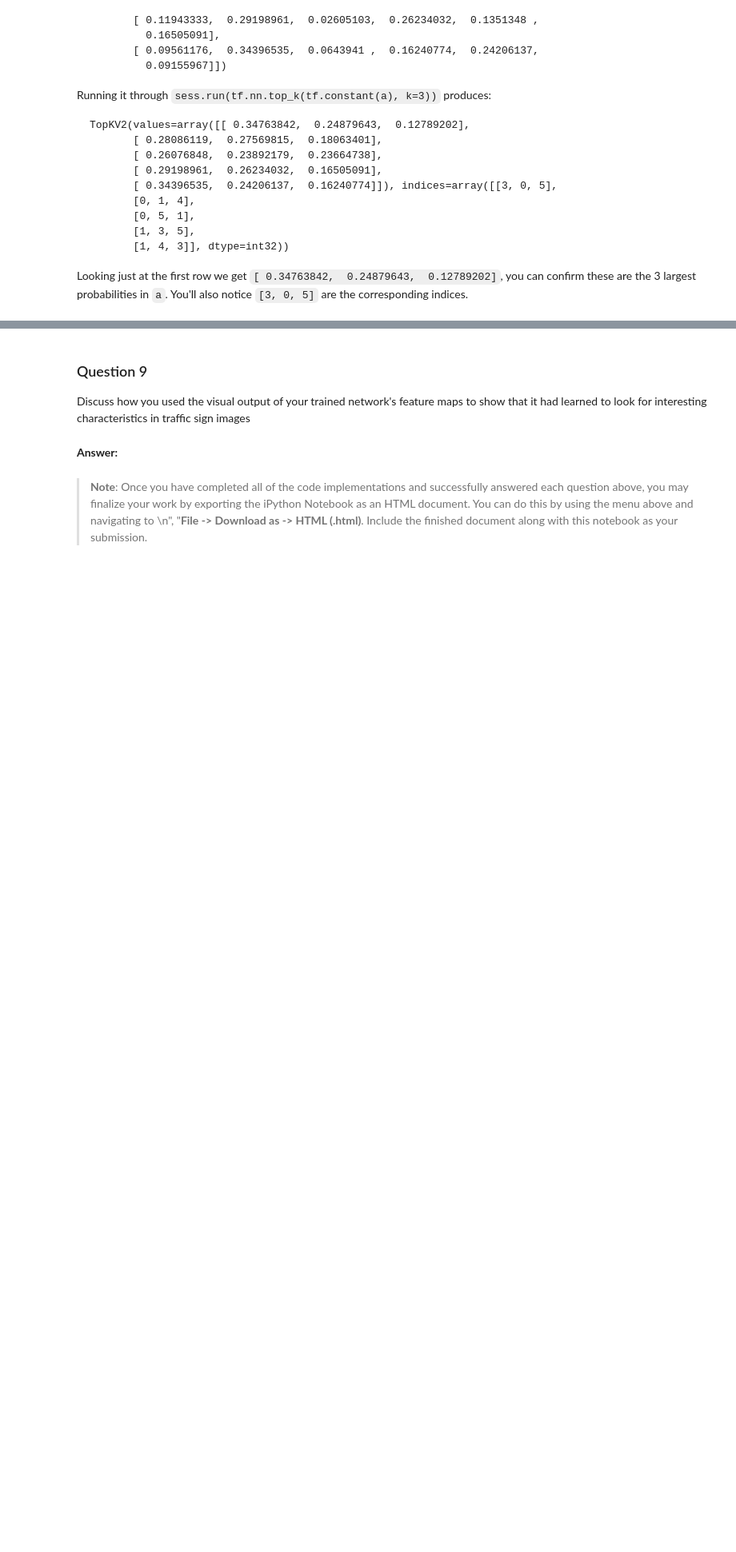
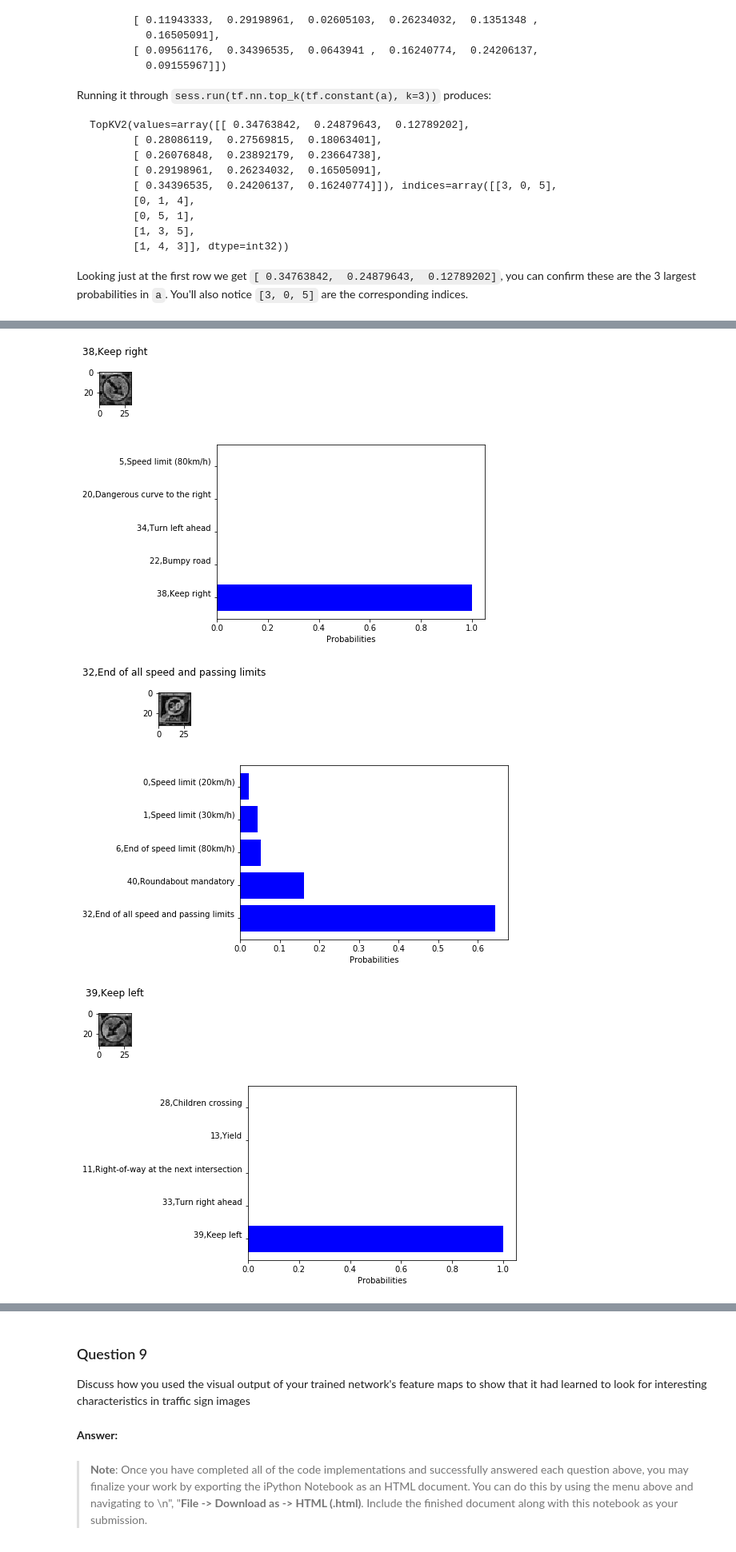
Before and after one commit to umangsa/CarND-Traffic-Sign-classification, a Jupyter notebook: Traffic_Sign_Classifier.ipynb, the cells around one changed output, grey strips where cells are left out. Shown at 80% size. Saved outputs shown, nothing was run; the diff lists cells and outputs as text; code cells hidden in the pictures; blank space fills up the shorter version.

```diff
--- a/Traffic_Sign_Classifier.ipynb
+++ b/Traffic_Sign_Classifier.ipynb
@@ -552,8 +571,8 @@ sets imply underfitting. A high accuracy on the training set but low accuracy on
 ### the accuracy on the test set should be calculated and reported as well.
 ### Feel free to use as many code cells as needed.
 
-EPOCHS = 50
-BATCH_SIZE = 512
+EPOCHS = 15
+BATCH_SIZE = 128
 
 with tf.Session(config=tf.ConfigProto(log_device_placement=True)) as sess:
     sess.run(tf.global_variables_initializer())
@@ -736,4 +765,6 @@ Looking just at the first row we get `[ 0.34763842,  0.24879643,  0.12789202]`,
 with tf.Session() as sess:
     #sess.run(tf.global_variables_initializer())
     saver.restore(sess, './traffic_sign')
-    print(sess.run(tk.nn.top_k(logits, k=5, feed_dict={x: images, keep_prob: 1.0})))
+    predictions = tf.nn.softmax(sess.run(logits, feed_dict={x: images, keep_prob: 1.0}))
+    probabilities, classes = sess.run(tf.nn.top_k(predictions, k=5))
+    print("{} \n\n{}".format(probabilities, classes))
@@ -739,0 +789,30 @@ with tf.Session() as sess:
+# %%
+#plt.rcdefaults()
+#sign_name = linecache.getline("signnames.csv", j+2)
+
+
+for i in range(len(images)):
+    x_pos = np.arange(len(classes[i]))
+
+    sign_labels=[]
+    for lbl in classes[i]:
+        sign_labels.append(linecache.getline("signnames.csv", lbl+2))
+
+    fig, ax = plt.subplots(figsize=(0.75, 0.75))
+    plt.imshow((images[i]*128.+128.))
+
+    plt.title(sign_labels[0])
+    plt.show()
+
+    plt.barh(x_pos, probabilities[i],  align='center', color='b')
+    # add some text for labels, title and axes ticks
+    plt.xlabel('Probabilities')
+    plt.yticks(x_pos, sign_labels)
+    plt.show()
+# %% [output]
+[figure, added]
+[figure, added]
+[figure, added]
+[figure, added]
+[figure, added]
+[figure, added]
```
Also changed, not shown: parts of 17 cells of this notebook.
